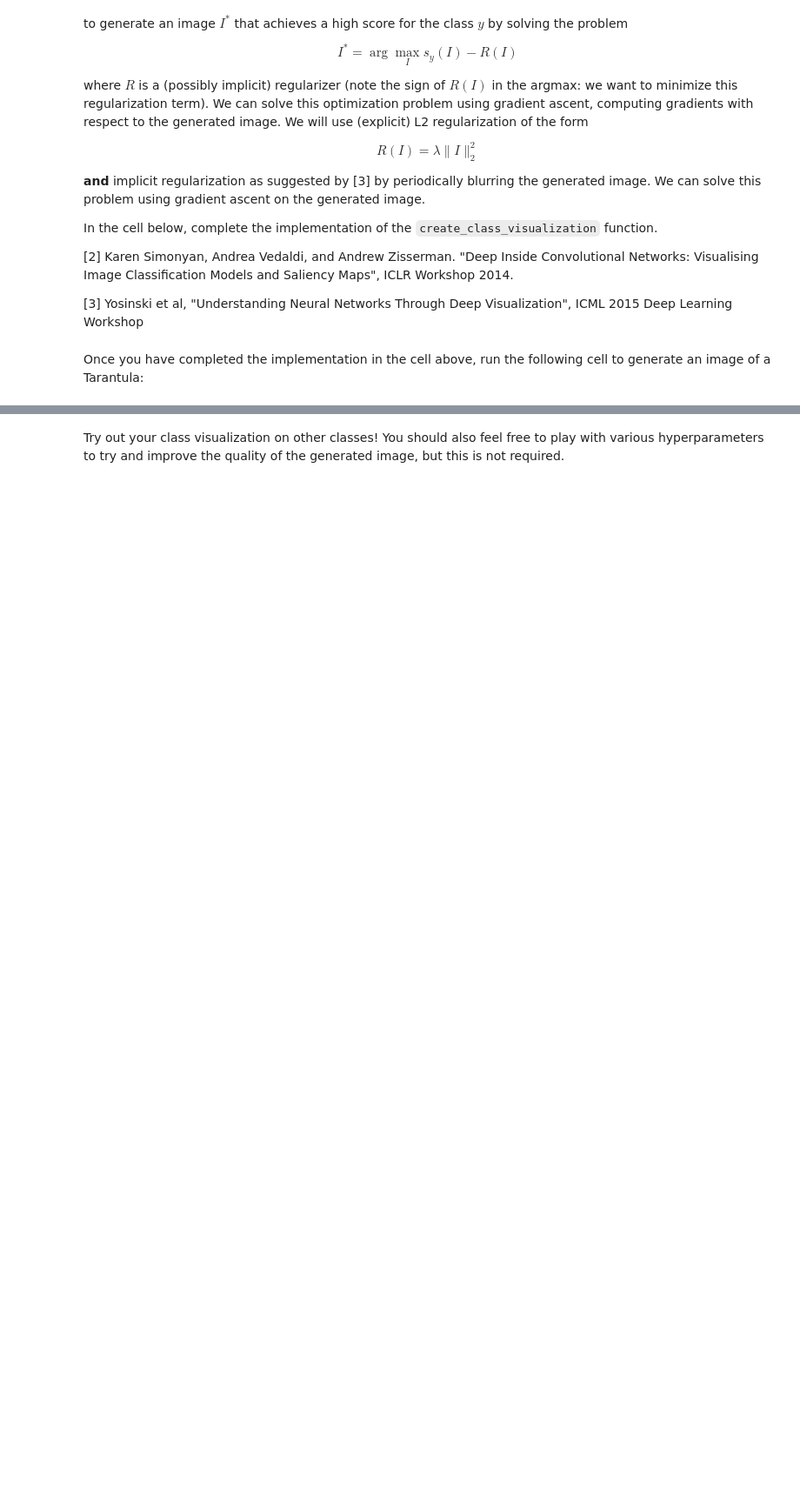
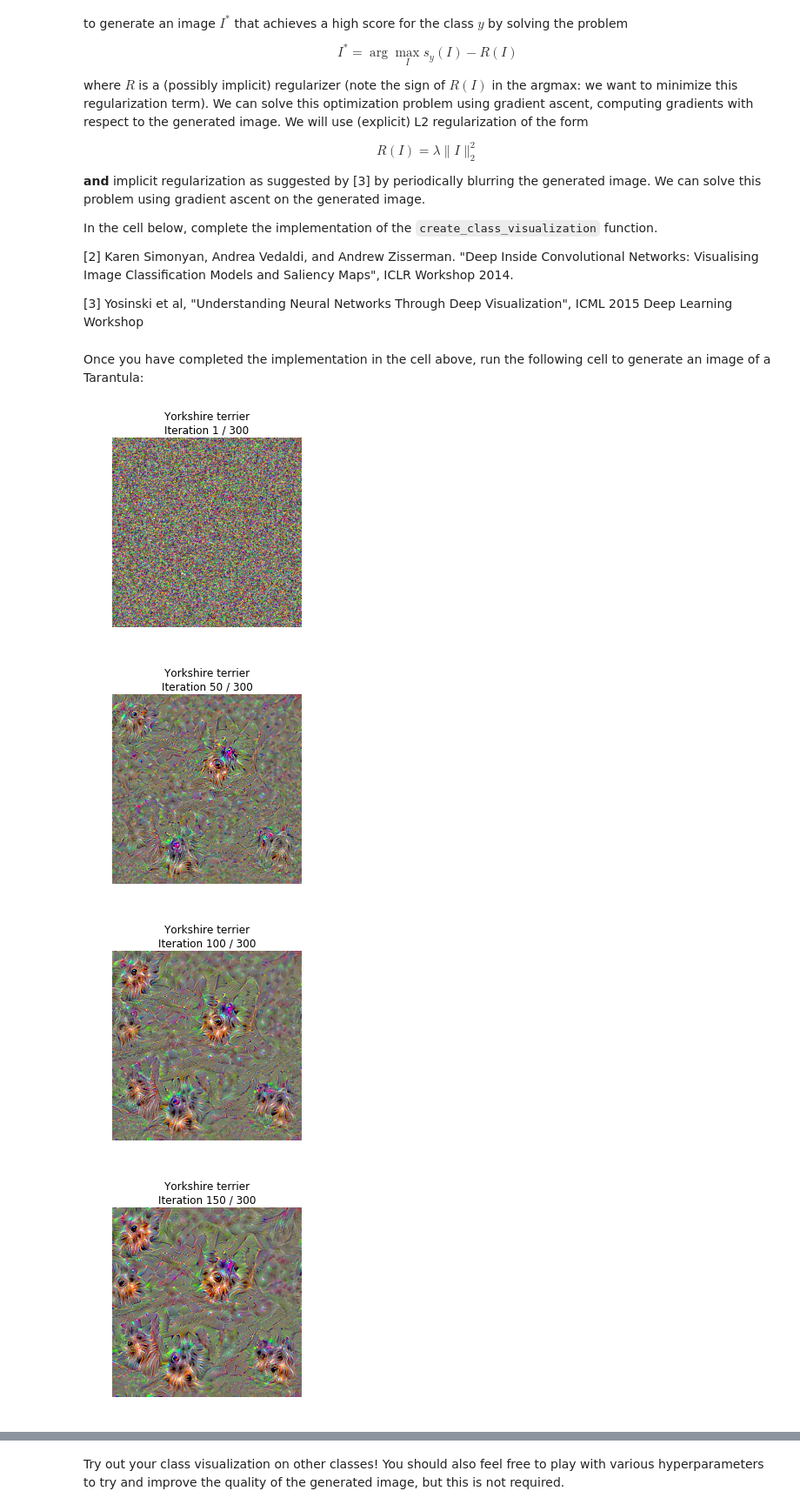
Before and after one commit to shakhrayv/cs231n-Solutions, a Jupyter notebook: assignment3/NetworkVisualization-PyTorch.ipynb, the cells around one changed output, grey strips where cells are left out. Shown at 87% size. Saved outputs shown, nothing was run; the diff lists cells and outputs as text; code cells hidden in the pictures; blank space fills up the shorter version.

Commit message:
Finished "NetworkVisualization-PyTorch.ipynb"

```diff
--- a/assignment3/NetworkVisualization-PyTorch.ipynb
+++ b/assignment3/NetworkVisualization-PyTorch.ipynb
@@ -230,8 +259,23 @@ def make_fooling_image(X, target_y, model):
     # in fewer than 100 iterations of gradient ascent.                           #
     # You can print your progress over iterations to check your algorithm.       #
     ##############################################################################
-    pass
+
+    scores = model(X_fooling_var)
+    max_index = torch.max(scores[0],0)
+
+    for i in range(20):
+        model.zero_grad()
+        scores = model(X_fooling_var)
+        target = scores[0][target_y]
+        target.backward()
+        g = X_fooling_var.grad.data
+        dX = learning_rate * (g / g.norm())
+        X_fooling_var.data += dX
+
+    X_fooling = X_fooling_var.data
     ##############################################################################
     #                             END OF YOUR CODE                               #
     ##############################################################################
     return X_fooling
+# %%
+a = torch.FloatTensor([1, 2, 4, 3])
@@ -239,10 +291,11 @@ def make_fooling_image(X, target_y, model):
 Run the following cell to generate a fooling image:
 # %%
 idx = 0
-target_y = 6
+target_y = 8
 
 X_tensor = torch.cat([preprocess(Image.fromarray(x)) for x in X], dim=0)
 X_fooling = make_fooling_image(X_tensor[idx:idx+1], target_y, model)
 
 scores = model(Variable(X_fooling))
-assert target_y == scores.data.max(1)[1][0, 0], 'The model is not fooled!'
+print(scores)
+assert target_y == scores.data.max(1)[1][0], 'The model is not fooled!'
@@ -364,7 +423,16 @@ def create_class_visualization(target_y, model, dtype, **kwargs):
         # L2 regularization term!                                              #
         # Be very careful about the signs of elements in your code.            #
         ########################################################################
-        pass
+        model.zero_grad()
+        scores = model(img_var)
+        class_score = scores[0][target_y]
+        loss = class_score - l2_reg * img_var.norm()
+        loss.backward()
+        grad = img_var.grad.data
+        dx = learning_rate * (grad / grad.norm())
+        img_var.data += dx
+        # Need to manually zero the image gradients.
+        img_var.grad.data.zero_()
         ########################################################################
         #                             END OF YOUR CODE                         #
         ########################################################################
@@ -395,12 +463,17 @@ Once you have completed the implementation in the cell above, run the following
 # %%
 dtype = torch.FloatTensor
 # dtype = torch.cuda.FloatTensor # Uncomment this to use GPU
 model.type(dtype)
 
-target_y = 76 # Tarantula
+# target_y = 76 # Tarantula
 # target_y = 78 # Tick
-# target_y = 187 # Yorkshire Terrier
+target_y = 187 # Yorkshire Terrier
 # target_y = 683 # Oboe
 # target_y = 366 # Gorilla
 # target_y = 604 # Hourglass
-out = create_class_visualization(target_y, model, dtype)
+out = create_class_visualization(target_y, model, dtype, show_every=50, l2_reg=1e-2, num_iterations=300)
+# %% [output]
+[figure, added]
+[figure, added]
+[figure, added]
+[figure, added]
```
Also changed, not shown: parts of 10 cells of this notebook.
